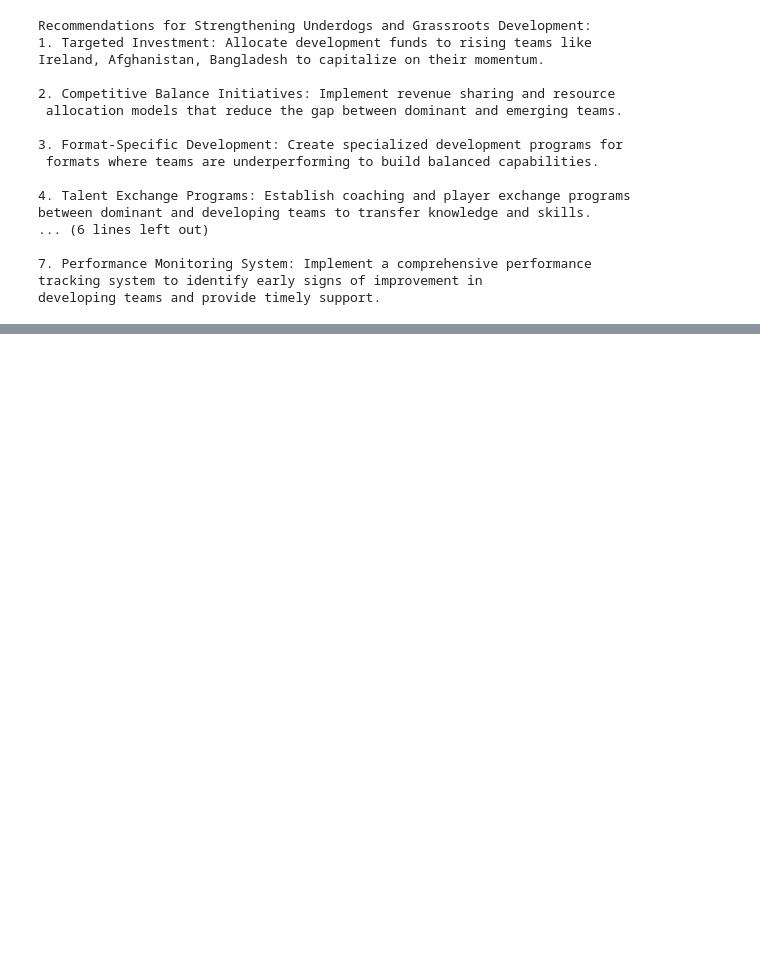
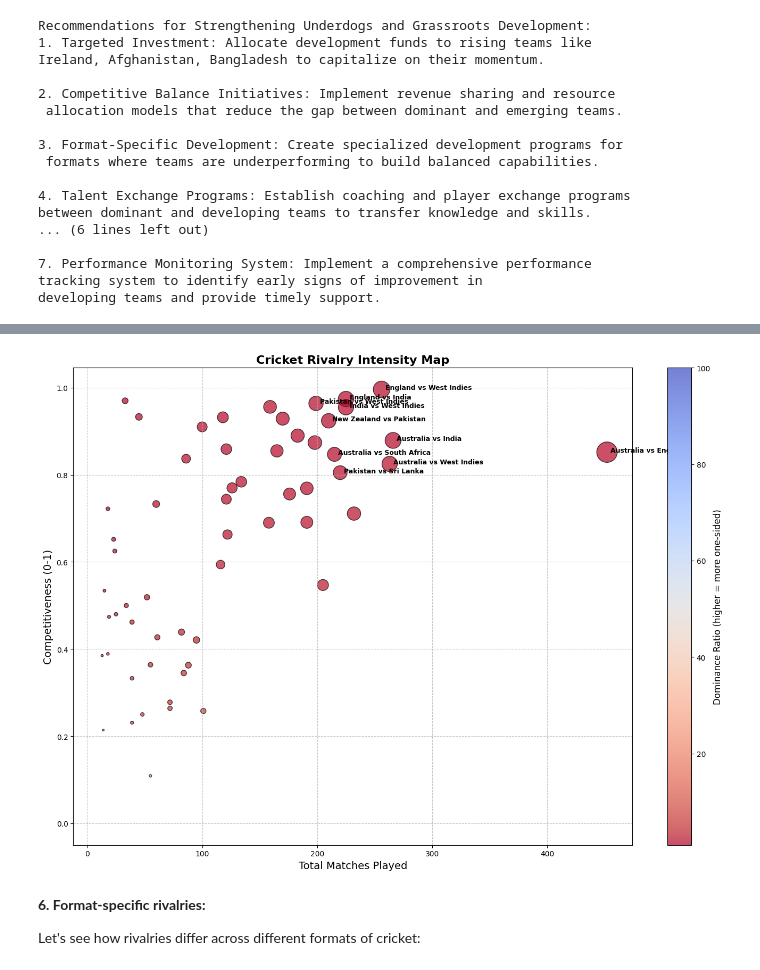
Before and after one commit to RussDai/Projects, a Jupyter notebook: 02_Data_Visuallization/01_Test_Nations_Data_Analysis/src/team_performance_and_rivalry_analysis.ipynb, the cells around one changed output, grey strips where cells are left out. Saved outputs shown, nothing was run; the diff lists cells and outputs as text; code cells hidden in the pictures; blank space fills up the shorter version.

```diff
--- a/02_Data_Visuallization/01_Test_Nations_Data_Analysis/src/team_performance_and_rivalry_analysis.ipynb
+++ b/02_Data_Visuallization/01_Test_Nations_Data_Analysis/src/team_performance_and_rivalry_analysis.ipynb
@@ -1322,0 +1793,5 @@ developing teams and provide timely support.
+# %%
+# Calculate competitiveness metrics for each rivalry
+h2h_stats['competitiveness'] = 1 - abs(h2h_stats['team_A_win_pct'] - h2h_stats['team_B_win_pct']) / 100
+h2h_stats['intensity'] = h2h_stats['total_matches'] * h2h_stats['competitiveness']
+h2h_stats
@@ -1322,0 +1812,4 @@ developing teams and provide timely support.
+# %%
+# Filter for rivalries with at least 10 matches
+significant_rivalries = h2h_stats[h2h_stats['total_matches'] >= 10].copy()
+significant_rivalries
@@ -1322,0 +1830,5 @@ developing teams and provide timely support.
+# %%
+# Sort by intensity to find the most intense rivalries
+top_intense_rivalries = significant_rivalries.sort_values('intensity', ascending=False).head(15)
+top_intense_rivalries['matchup'] = top_intense_rivalries['team_A'] + ' vs ' + top_intense_rivalries['team_B']
+top_intense_rivalries
@@ -1322,0 +1874,49 @@ developing teams and provide timely support.
+# %%
+# Create a scatter plot to visualize rivalry intensity
+plt.figure(figsize=(14, 10))
+
+# Create the scatter plot
+scatter = plt.scatter(
+    significant_rivalries['total_matches'],
+    significant_rivalries['competitiveness'],
+    s=significant_rivalries['intensity'] * 2,  # Size proportional to intensity
+    c=significant_rivalries['dominance_ratio'],  # Color by dominance ratio
+    cmap='coolwarm_r',  # Reversed colormap: blue for balanced, red for one-sided
+    alpha=0.7,
+    edgecolors='black'
+)
+
+# Add labels for top intense rivalries
+for _, row in top_intense_rivalries.head(10).iterrows():
+    plt.annotate(
+        f"{row['team_A']} vs {row['team_B']}",
+        (row['total_matches'], row['competitiveness']),
+        xytext=(5, 0),
+        textcoords='offset points',
+        fontsize=9,
+        fontweight='bold'
+    )
+
+# Add chart title and labels
+plt.title('Cricket Rivalry Intensity Map', fontsize=16, fontweight='bold')
+plt.xlabel('Total Matches Played', fontsize=14)
+plt.ylabel('Competitiveness (0-1)', fontsize=14)
+
+# Add a colorbar to explain the color coding
+cbar = plt.colorbar(scatter)
+cbar.set_label('Dominance Ratio (higher = more one-sided)', fontsize=12)
+
+# Add a grid for better readability
+plt.grid(True, linestyle='--', alpha=0.7)
+
+# Adjust layout to prevent clipping of labels
+plt.tight_layout()
+
+# Display the chart
+plt.show()
+# %% [output]
+[figure, added]
+# %% [markdown]
+**6. Format-specific rivalries:**
+
+Let's see how rivalries differ across different formats of cricket:
```
Also changed, not shown: parts of 83 cells of this notebook, 1 other file.
